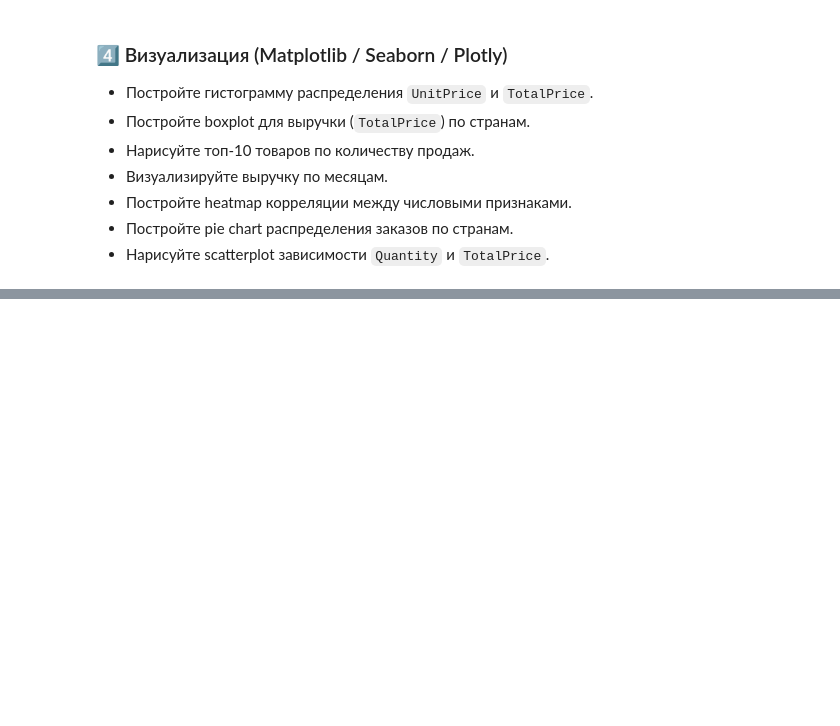
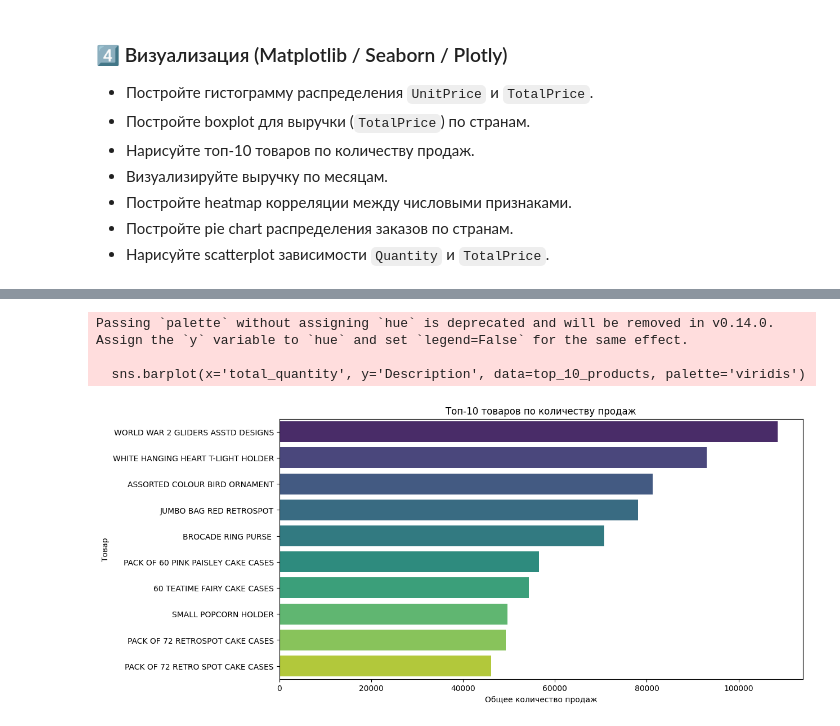
Before and after one commit to antanevichmikalai99/TMS_project_work, a Jupyter notebook: notebooks/01_data_cleaning.ipynb, the cells around one changed output, grey strips where cells are left out. Saved outputs shown, nothing was run; the diff lists cells and outputs as text; code cells hidden in the pictures; blank space fills up the shorter version.

```diff
--- a/notebooks/01_data_cleaning.ipynb
+++ b/notebooks/01_data_cleaning.ipynb
@@ -279,0 +461,13 @@ print(top_10_products)
+# %%
+#4.3 Нарисуйте топ-10 товаров по количеству продаж.
+plt.figure(figsize=(12,6))
+sns.barplot(x='total_quantity', y='Description', data=top_10_products, palette='viridis')
+plt.title('Топ-10 товаров по количеству продаж')
+plt.xlabel('Общее количество продаж')
+plt.ylabel('Товар')
+plt.show()
+# %% [output]
+Passing `palette` without assigning `hue` is deprecated and will be removed in v0.14.0. Assign the `y` variable to `hue` and set `legend=False` for the same effect.
+
+  sns.barplot(x='total_quantity', y='Description', data=top_10_products, palette='viridis')
+[figure, added]
```
Also changed, not shown: parts of 44 cells of this notebook.
